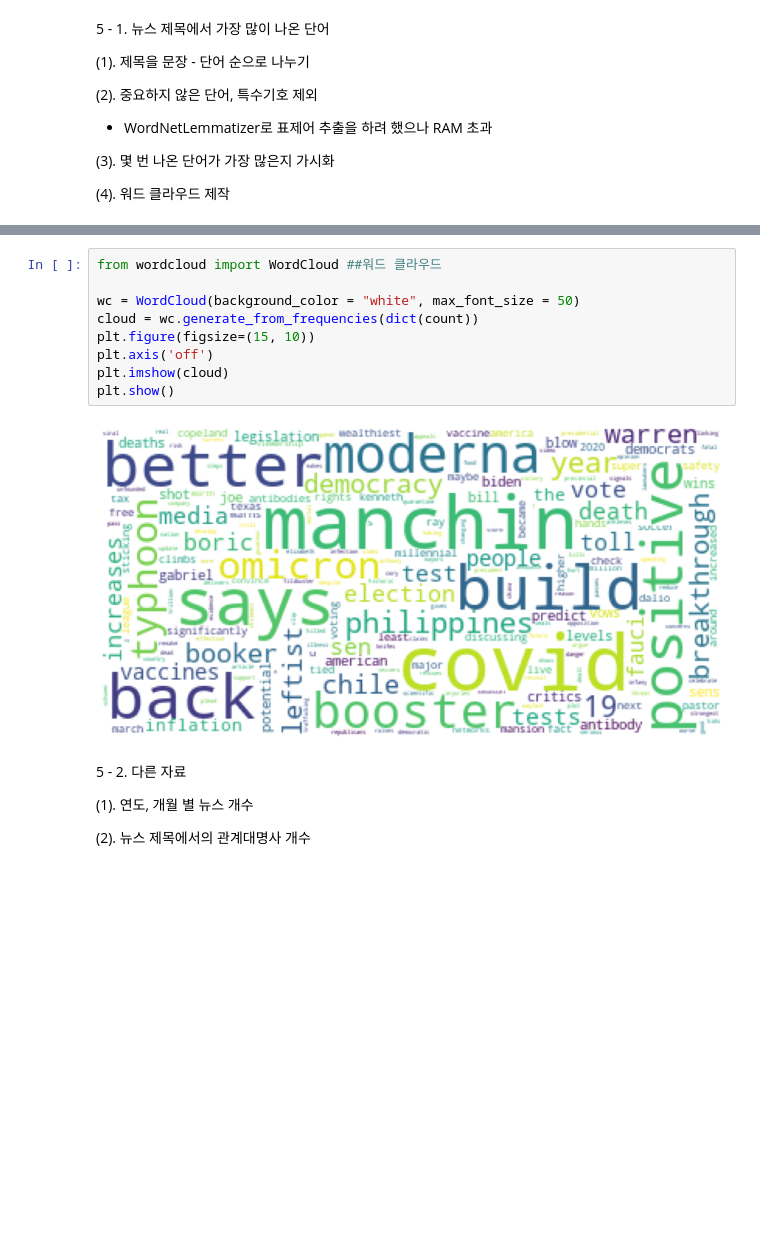
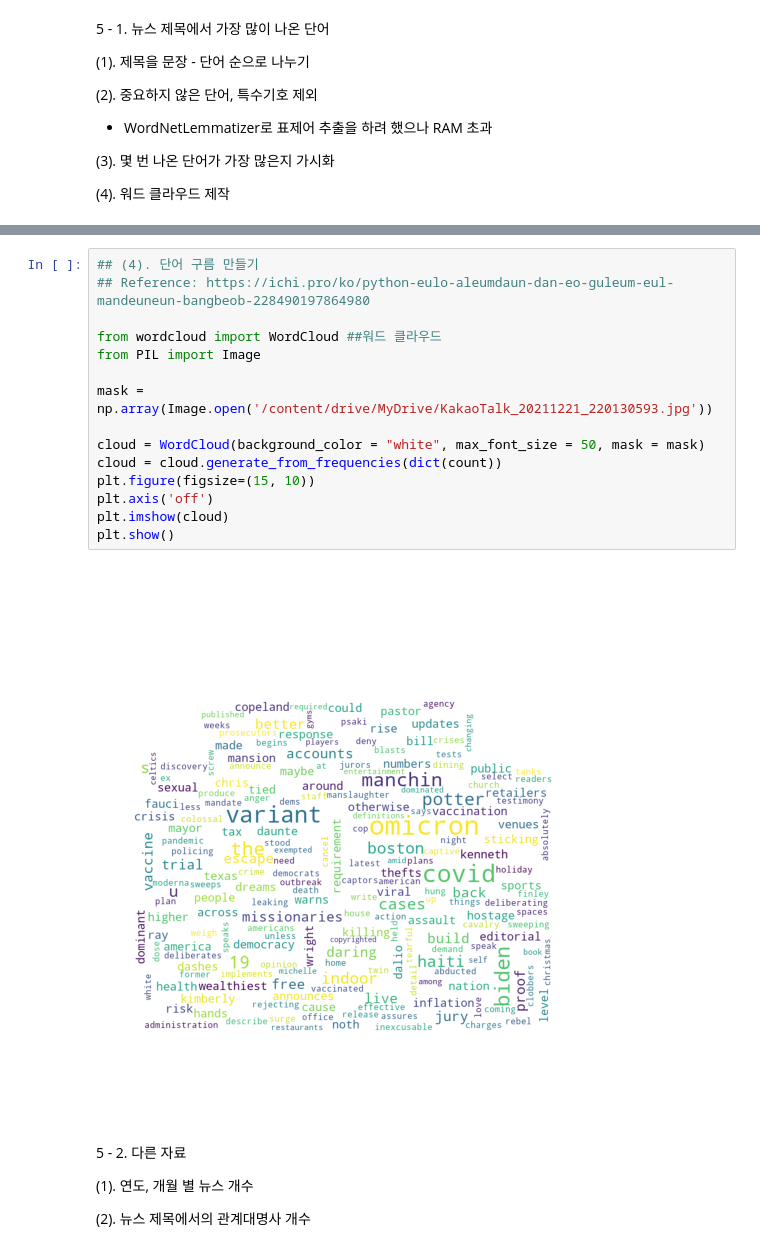
Before and after one commit to minhong1126/data_analysis, a Jupyter notebook: Relative_clause(final).ipynb, the cells around one changed output, grey strips where cells are left out. Saved outputs shown, nothing was run; the diff lists cells and outputs as text; blank space fills up the shorter version.

```diff
--- a/Relative_clause(final).ipynb
+++ b/Relative_clause(final).ipynb
@@ -406,14 +408,20 @@ Text(0, 0.5, 'Total')
 # %%
+## (4). 단어 구름 만들기
+## Reference: https://ichi.pro/ko/python-eulo-aleumdaun-dan-eo-guleum-eul-mandeuneun-bangbeob-228490197864980
+
 from wordcloud import WordCloud ##워드 클라우드
+from PIL import Image
 
-wc = WordCloud(background_color = "white", max_font_size = 50)
-cloud = wc.generate_from_frequencies(dict(count))
+mask = np.array(Image.open('/content/drive/MyDrive/KakaoTalk_20211221_220130593.jpg'))
+
+cloud = WordCloud(background_color = "white", max_font_size = 50, mask = mask)
+cloud = cloud.generate_from_frequencies(dict(count))
 plt.figure(figsize=(15, 10))
 plt.axis('off')
 plt.imshow(cloud)
 plt.show()
 # %% [output]
-[figure, old version]
+[figure, new version]
 # %% [markdown]
 5 - 2. 다른 자료
 
```
Also changed, not shown: parts of 7 cells of this notebook.
